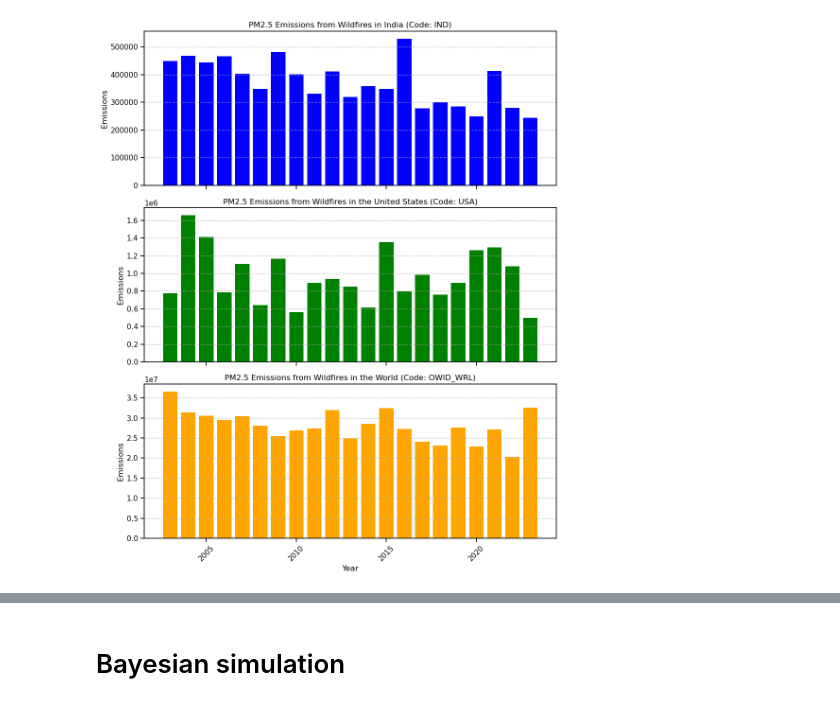
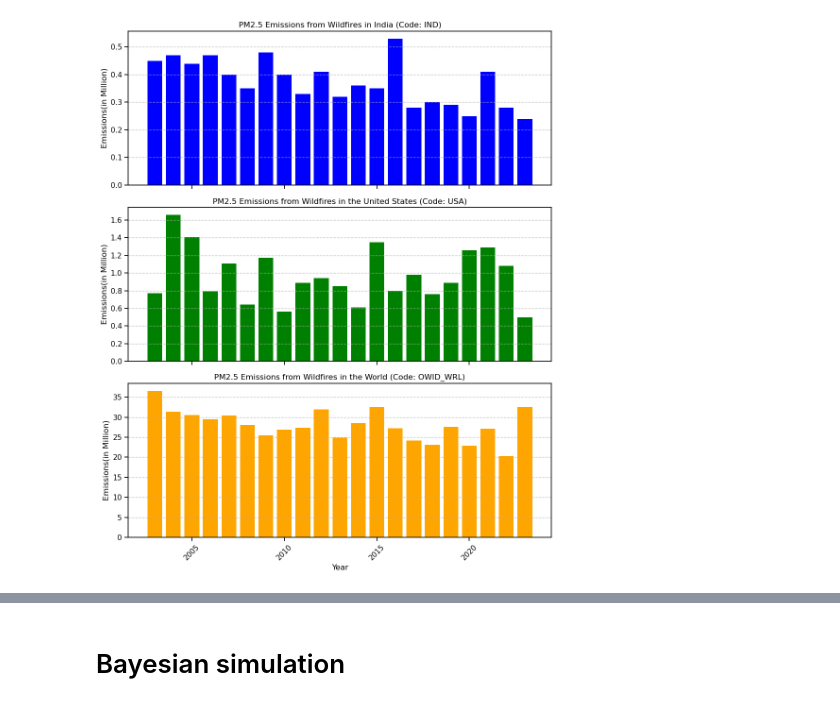
Before and after one commit to INFO6150-DataScience/wildfire-analytics-modelling, a Jupyter notebook: PM2.5_Emissions_from_Wildfires.ipynb, the cells around one changed output, grey strips where cells are left out. Cells and saved outputs as stored; diff of their text form; code cells hidden in the pictures.

Commit message:
modeled pm2.5 emissions

```diff
--- a/PM2.5_Emissions_from_Wildfires.ipynb
+++ b/PM2.5_Emissions_from_Wildfires.ipynb
@@ -13,6 +13,7 @@ from scipy.special import expit
 # %%
 # Load CSV file into a DataFrame
 df = pd.read_csv('data/annual-pm25-emissions-from-wildfires.csv')
+df['Annual PM2.5 emissions from wildfires'] /= 10**6
 df.head()
 # %% [output]
 |  | Entity | Code | Year | Annual PM2.5 emissions from wildf... |
@@ -24,4 +25,6 @@ df.head()
 # %%
+df['Code'] = df['Code'].fillna(df['Entity'])
+
 # Pivot the DataFrame to reshape it
 pivot_df = df.pivot_table(index=['Entity', 'Code'], columns='Year', values='Annual PM2.5 emissions from wildfires').reset_index()
 
@@ -64,42 +71,46 @@ usa_df = pivot_df[(pivot_df['Entity'] == 'United States') & (pivot_df['Code'] ==
 # Filter the DataFrame for World with code 'OWID_WRL'
 world_df = pivot_df[(pivot_df['Entity'] == 'World') & (pivot_df['Code'] == 'OWID_WRL')]
 
+africa_df = pivot_df[(pivot_df['Entity'] == 'Africa') & (pivot_df['Code'] == 'Africa')]
+
 # Drop 'Entity' and 'Code' columns as they are no longer needed for plotting
 india_df = india_df.drop(['Entity', 'Code'], axis=1)
 usa_df = usa_df.drop(['Entity', 'Code'], axis=1)
 world_df = world_df.drop(['Entity', 'Code'], axis=1)
+africa_df = africa_df.drop(['Entity', 'Code'], axis=1)
 
 # Transpose the DataFrames to have years as rows and emissions as columns
 india_df = india_df.T
 usa_df = usa_df.T
 world_df = world_df.T
+africa_df = africa_df.T
 
 # Plotting the histograms for India, the United States, and the World
 fig, axes = plt.subplots(3, 1, figsize=(10, 12), sharex=True)
 
 # Plot for India
 axes[0].bar(india_df.index, india_df.values.flatten(), color='blue')
-axes[0].set_ylabel('Emissions')
+axes[0].set_ylabel('Emissions(in Million)')
 axes[0].set_title('PM2.5 Emissions from Wildfires in India (Code: IND)')
 axes[0].grid(axis='y', linestyle='--', alpha=0.7)
 
 # Plot for the United States
 axes[1].bar(usa_df.index, usa_df.values.flatten(), color='green')
-axes[1].set_ylabel('Emissions')
+axes[1].set_ylabel('Emissions(in Million)')
 axes[1].set_title('PM2.5 Emissions from Wildfires in the United States (Code: USA)')
 axes[1].grid(axis='y', linestyle='--', alpha=0.7)
 
 # Plot for the World
 axes[2].bar(world_df.index, world_df.values.flatten(), color='orange')
 axes[2].set_xlabel('Year')
-axes[2].set_ylabel('Emissions')
+axes[2].set_ylabel('Emissions(in Million)')
 axes[2].set_title('PM2.5 Emissions from Wildfires in the World (Code: OWID_WRL)')
 axes[2].grid(axis='y', linestyle='--', alpha=0.7)
 
 plt.xticks(rotation=45)
 plt.tight_layout()
 plt.show()
 # %% [output]
-[figure, old version]
+[figure, new version]
 # %%
 # world_df
```
Also changed, not shown: parts of 56 cells of this notebook.
